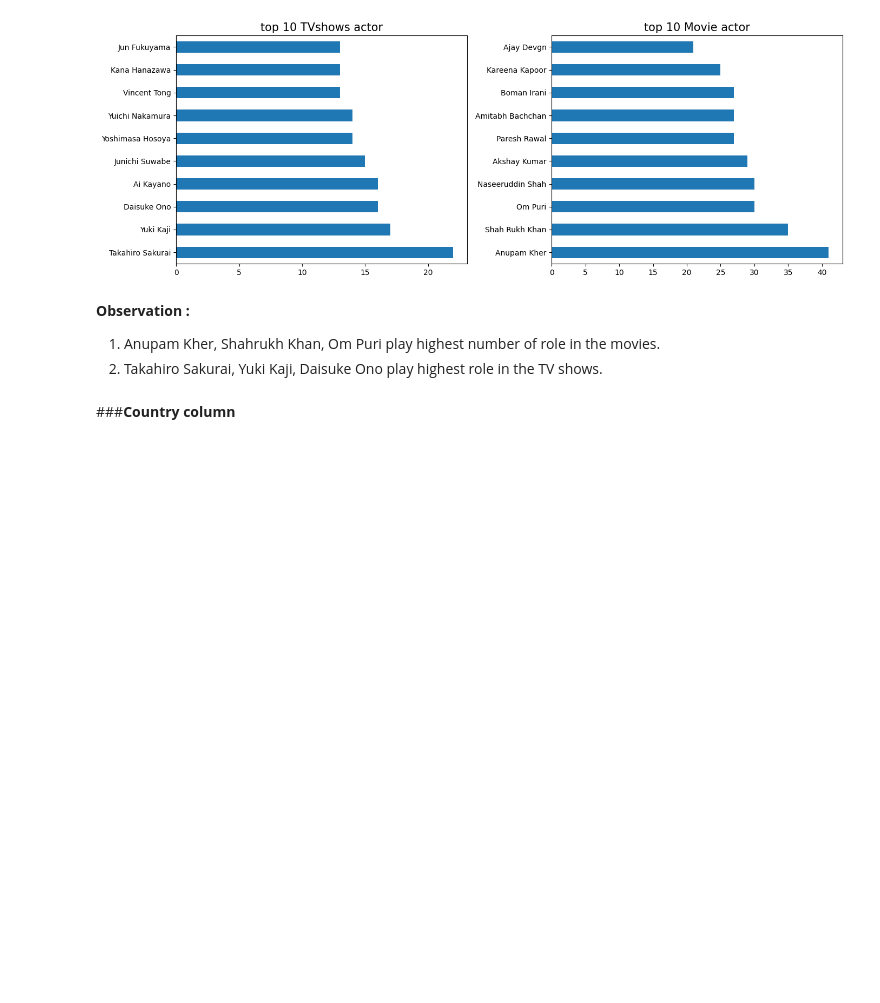
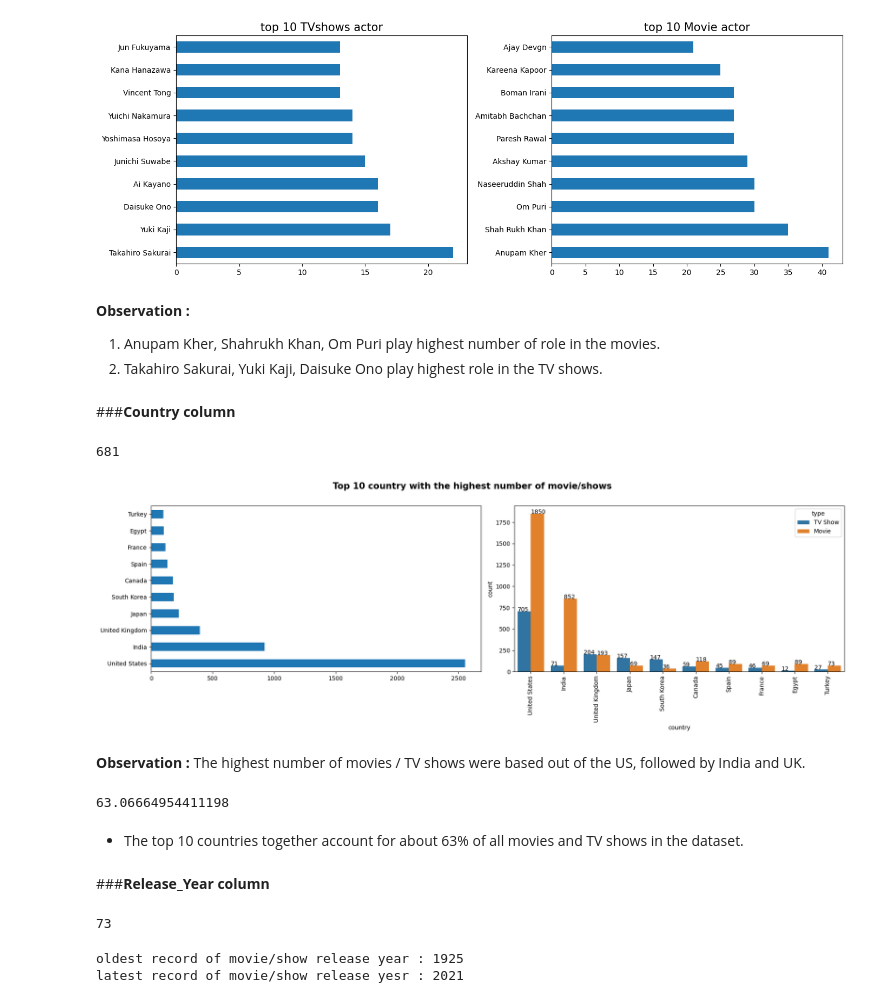
Before and after one commit to shaad4224/Netflix-Movie-and-TV-Shows-Clustering, a Jupyter notebook: Netflix_Movie_and_TV_Shows_Clustering.ipynb, the cells around one changed output. Drawn from its saved outputs; the diff is of its cells as text; code cells hidden in the pictures; blank space fills up the shorter version.

Commit message:
added some more visualization

```diff
--- a/Netflix_Movie_and_TV_Shows_Clustering.ipynb
+++ b/Netflix_Movie_and_TV_Shows_Clustering.ipynb
@@ -399,3 +399,46 @@ plt.show()
 2. Takahiro Sakurai, Yuki Kaji, Daisuke Ono play highest role in the TV shows.
 # %% [markdown]
 ###**Country column**
+# %%
+df['country'].nunique()
+# %% [output]
+681
+# %%
+fig,ax = plt.subplots(1,2, figsize=(18,6))
+plt.suptitle('Top 10 country with the highest number of movie/shows', weight='bold', size=15, y=1.01)
+
+# univariate analysis
+df['country'].value_counts().nlargest(10).plot(kind='barh', ax=ax[0]) #sns.countplot(x="country", data=df, order=df['country'].value_counts().index[0:10], ax=ax[0])
+
+# bivariate analysis
+graph = sns.countplot(x="country", data=df, hue='type', order=df['country'].value_counts().index[0:10], ax=ax[1])
+plt.xticks(rotation=90)
+for p in graph.patches:  #adding value count on the top of bar
+   graph.annotate(format(p.get_height(), '.0f'), (p.get_x(), p.get_height()))
+
+plt.tight_layout()
+plt.show()
+# %% [output]
+[figure, added]
+# %% [markdown]
+**Observation :** The highest number of movies / TV shows were based out of the US, followed by India and UK.
+# %%
+# % share of movies / tv shows by top 10 countries
+df['country'].value_counts().nlargest(10).sum()/len(df)*100
+# %% [output]
+63.06664954411198
+# %% [markdown]
+- The top 10 countries together account for about 63% of all movies and TV shows in the dataset.
+# %% [markdown]
+###**Release_Year column**
+# %%
+# number of unique values
+df['release_year'].nunique()
+# %% [output]
+73
+# %%
+print(f'oldest record of movie/show release year : {df.release_year.min()}')
+print(f'latest record of movie/show release yesr : {df.release_year.max()}')
+# %% [output]
+oldest record of movie/show release year : 1925
+latest record of movie/show release yesr : 2021
```
Also changed, not shown: parts of 14 cells of this notebook.
